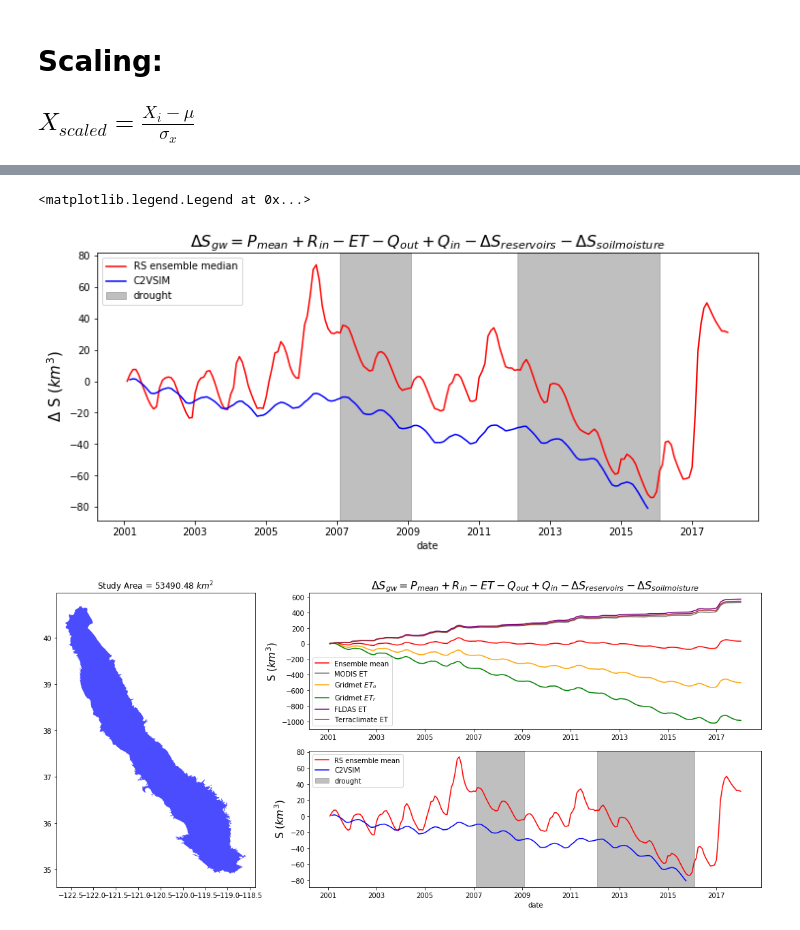
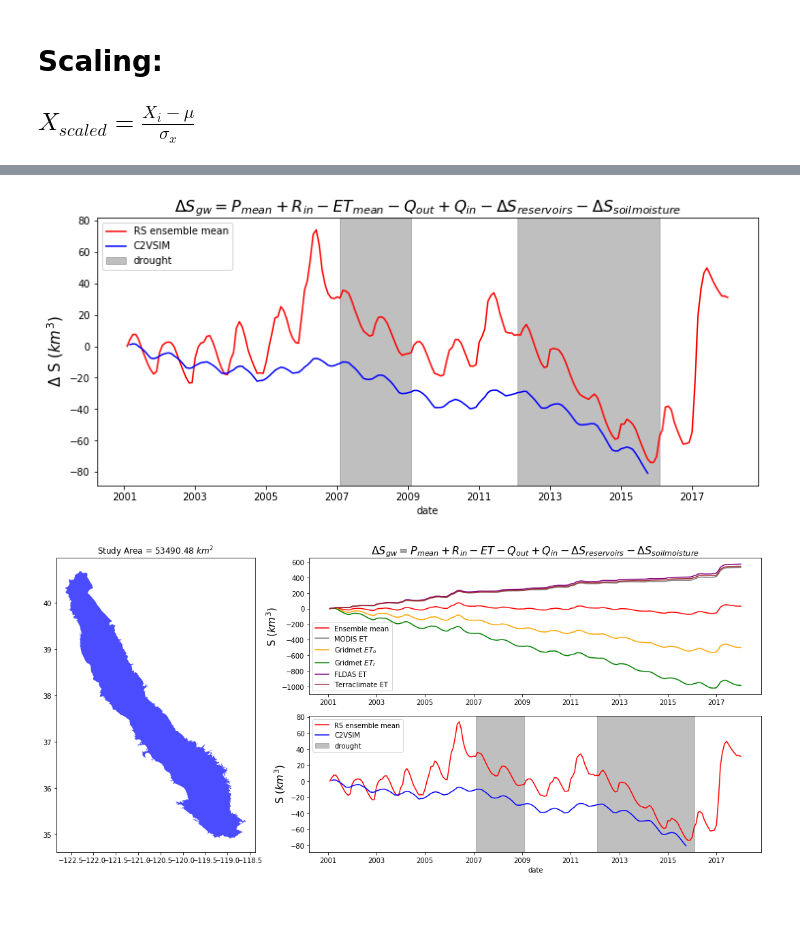
Before and after one commit to kashingtonDC/cvwbm, a Jupyter notebook: code/cvwb_fin.ipynb, the cells around one changed output, grey strips where cells are left out. Cells and saved outputs as stored; diff of their text form; code cells hidden in the pictures.

```diff
--- a/code/cvwb_fin.ipynb
+++ b/code/cvwb_fin.ipynb
@@ -399,7 +404,9 @@ plt.show()
 # %%
 # Compute annual ds sums from ds = P - ET - Q:
 
-years = np.arange(df.index[0].year, df.index[-1].year-1)
+ydf = pd.merge(df,ds, how='inner', left_index=True, right_index=True)
+
+years = np.arange(ydf.index[0].year, ydf.index[-1].year-1)
 
 rs_sums = {}
 c2v_sums = {}
@@ -409,22 +416,22 @@ startmonth = 11
 for year in years:
 
     # Select df for nov and the first year
-    ydf1 = df.iloc[df.index.year == year]
+    ydf1 = ydf.iloc[ydf.index.year == year]
     mdf1 = ydf1.iloc[ydf1.index.month == startmonth]
 
     # advance a year and select df
-    nextyear_df = df.iloc[df.index.year == year+1]
+    nextyear_df = ydf.iloc[ydf.index.year == year+1]
     nextmonth_df = nextyear_df.iloc[nextyear_df.index.month == startmonth-1]
 
     # subset original df based on start and end indices
-    hydro_year_df = df.loc[mdf1.index[0] : nextmonth_df.index[0]]
+    hydro_year_df = ydf.loc[mdf1.index[0] : nextmonth_df.index[0]]
 
     # compute the sums
-    c2v_sums[year] = hydro_year_df['c2v_s'][-1] - hydro_year_df['c2v_s'][0]
+    c2v_sums[year] = hydro_year_df['s_y'][-1] - hydro_year_df['s_y'][0]
     rs_sums[year] = hydro_year_df['ds'].sum()
 
 
-dt_y = pd.date_range(start=df.index[0], end=df.index[-1] + relativedelta(years=-1),  freq='Y')
+dt_y = pd.date_range(start=ydf.index[0], end=ydf.index[-1] + relativedelta(years=-1),  freq='Y')
 ds_df = pd.DataFrame({'ds':list(rs_sums.values()), 'c2vds': list(c2v_sums.values())})
 ds_df.index = dt_y
 # %% [markdown]
@@ -473,21 +480,2 @@ plt.show()
 # %%
 # Run an ensemble varying the ET data used
-# %%
-endf = df2_temp.copy()
-
-endf.columns = ["runoff", "soil_moisture", "prism", "chirps",
-              "persiann" ,"trmm", "daymet", "modis", "gmet_eto",
-              "gmet_etr", "fldas", "terraclimate", 'p_mean', 'et_mean',
-              "q_in","q_out","res_s"]
-# %%
-et_results = []
-
-for i in [endf.modis, endf.gmet_eto, endf.gmet_etr, endf.fldas, endf.terraclimate, endf.et_mean]:
-
-    ds = endf.p_mean - i + endf.runoff - endf.q_out + endf.q_in - endf.soil_moisture.diff() - endf.res_s.diff()
-    ds[0] = df.c2v_s.iloc[0]
-    et_results.append(ds)
-
-results = pd.concat(et_results, axis = 1)
-results['med'] = results.median(axis = 1)
-results['avg'] = results.mean(axis = 1)
@@ -559,18 +493,18 @@ results['avg'] = results.mean(axis = 1)
 results['avg'][0] = 0
 # %%
 plt.figure(figsize = (12,5))
-plt.title("$\Delta S_{gw} = P_{mean} + R_{in} - ET - Q_{out} + Q_{in} - \Delta S_{reservoirs} - \Delta S_{soil moisture}$", size = 16)
+plt.title("$\Delta S_{gw} = P_{mean} + R_{in} - ET_{mean} - Q_{out} + Q_{in} - \Delta S_{reservoirs} - \Delta S_{soil moisture}$", size = 16)
 
-plt.plot(results.index, np.cumsum(results.avg), color="red", label = "RS ensemble median")
-plt.plot(df.index[1:], np.cumsum(df.c2v_s.diff()[1:]), color="blue", label = "C2VSIM")
+plt.plot(results.index, np.cumsum(results.avg), color="red", label = "RS ensemble mean")
+plt.plot(df.index[1:], np.cumsum(df.s.diff()[1:]), color="blue", label = "C2VSIM")
 plt.axvspan(results.index[72], results.index[96], alpha=0.5, color='gray', label = "drought")
 plt.axvspan(results.index[132], results.index[180], alpha=0.5, color='gray')
 plt.ylabel('$\Delta$ S ($km^3$)', size = 15)
 plt.xlabel('date')
 plt.legend()
+plt.show()
 # %% [output]
-<matplotlib.legend.Legend at 0x...>
-[figure, old version]
+[figure, new version]
 # %%
 plt.figure(figsize=(15, 7))
 
```
Also changed, not shown: parts of 13 cells of this notebook.
